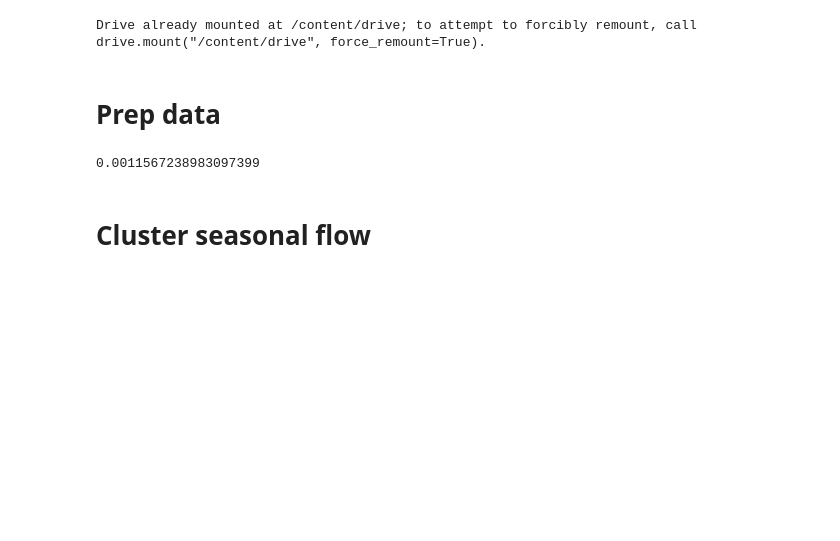
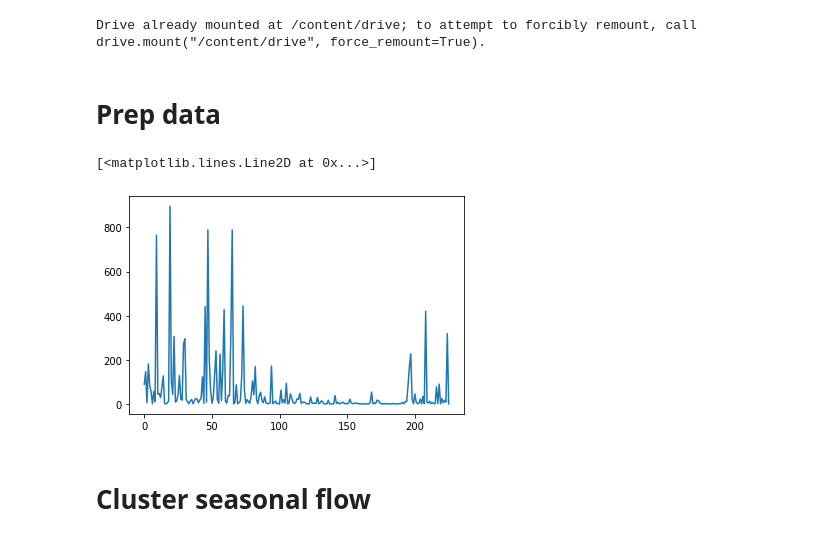
Before and after one commit to andersonsam/cnn_lstm_era, a Jupyter notebook: main_publish.ipynb, the cells around one changed output. Saved outputs shown, nothing was run; the diff lists cells and outputs as text; code cells hidden in the pictures; blank space fills up the shorter version.

```diff
--- a/main_publish.ipynb
+++ b/main_publish.ipynb
@@ -779,12 +779,17 @@ Pnorm = np.single(Pnorm)
 
 #normalize flow wrt to training period for each station
 Fnorm = np.empty_like(F)
+Fmean = np.zeros(len(stationInds))
+Fstd = np.zeros(len(stationInds))
 for station in range(np.shape(F)[1]):
-    Fnorm[:,station] = (F[:,station] - np.mean(F[trainInds,station]))/np.std(F[trainInds,station])
+  Fmean[station] = np.mean(F[trainInds,station])
+  Fstd[station] = np.std(F[trainInds,station])
+  Fnorm[:,station] = (F[:,station] - np.mean(F[trainInds,station]))/np.std(F[trainInds,station])
-# %%
-np.std(P)
-# %% [output]
-0.0011567238983097399
+# %%
+plt.plot(Fmean)
+# %% [output]
+[<matplotlib.lines.Line2D at 0x...>]
+[figure, added]
 # %%
 #construct train and test predictor/target tensors
 
```
Also changed, not shown: parts of 8 cells of this notebook.
